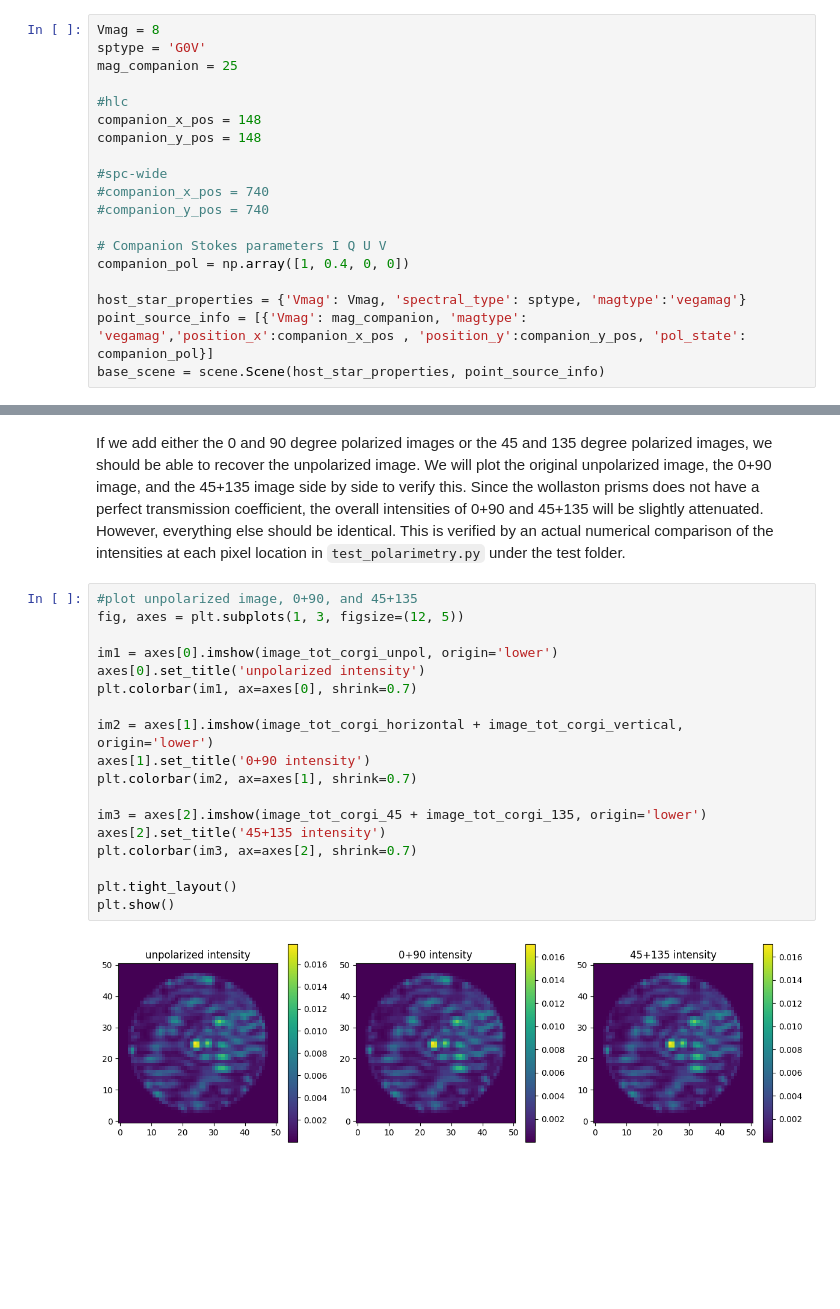
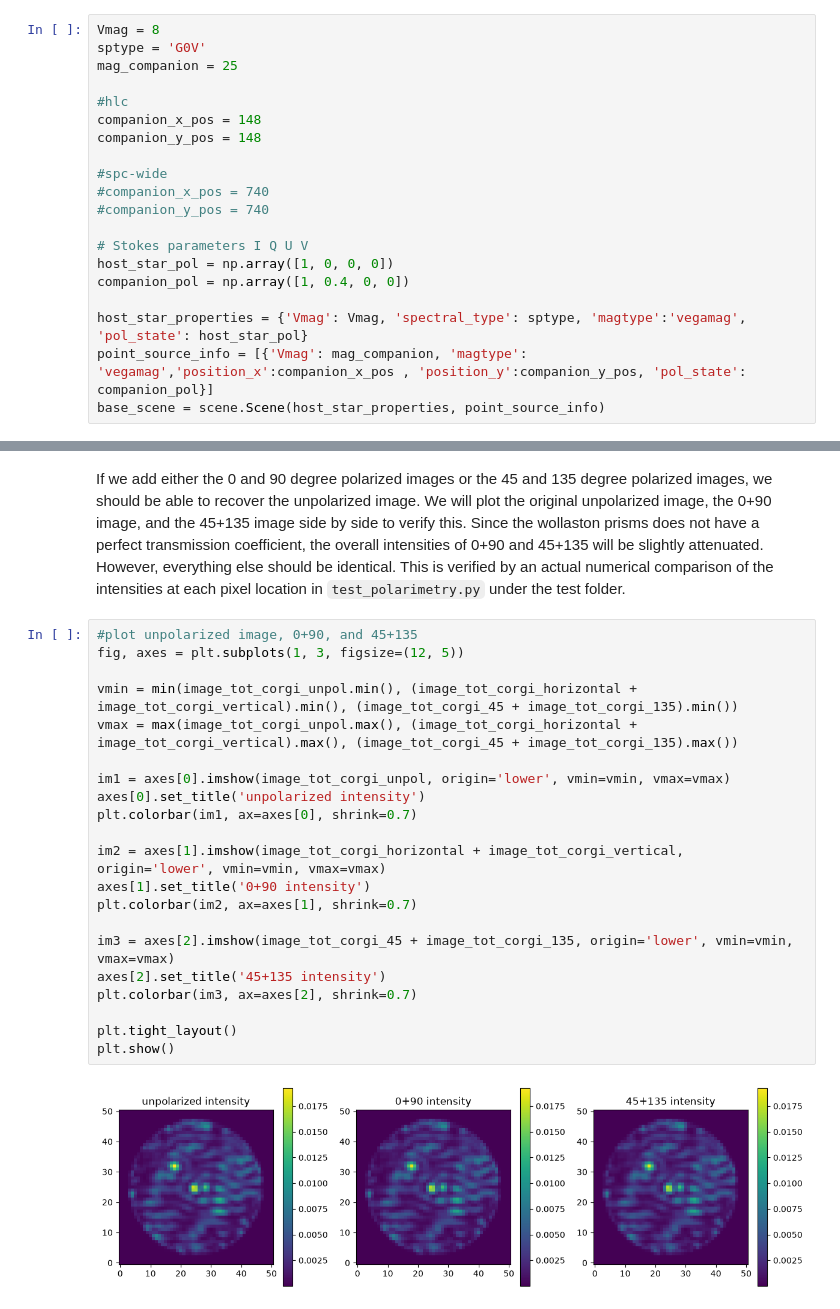
Before and after one commit to roman-corgi/corgisim, a Jupyter notebook: examples/polarimetry_demo.ipynb, the cells around one changed output, grey strips where cells are left out. Drawn from its saved outputs; the diff is of its cells as text; blank space fills up the shorter version.

Commit message:
updated demo with polarized stars

```diff
--- a/examples/polarimetry_demo.ipynb
+++ b/examples/polarimetry_demo.ipynb
@@ -26,10 +26,11 @@ companion_y_pos = 148
 #companion_x_pos = 740
 #companion_y_pos = 740
 
-# Companion Stokes parameters I Q U V
+# Stokes parameters I Q U V
+host_star_pol = np.array([1, 0, 0, 0])
 companion_pol = np.array([1, 0.4, 0, 0])
 
-host_star_properties = {'Vmag': Vmag, 'spectral_type': sptype, 'magtype':'vegamag'}
+host_star_properties = {'Vmag': Vmag, 'spectral_type': sptype, 'magtype':'vegamag', 'pol_state': host_star_pol}
 point_source_info = [{'Vmag': mag_companion, 'magtype': 'vegamag','position_x':companion_x_pos , 'position_y':companion_y_pos, 'pol_state': companion_pol}]
 base_scene = scene.Scene(host_star_properties, point_source_info)
 # %% [output]
@@ -246,20 +253,23 @@ If we add either the 0 and 90 degree polarized images or the 45 and 135 degree p
 # %%
 #plot unpolarized image, 0+90, and 45+135
 fig, axes = plt.subplots(1, 3, figsize=(12, 5))
 
-im1 = axes[0].imshow(image_tot_corgi_unpol, origin='lower')
+vmin = min(image_tot_corgi_unpol.min(), (image_tot_corgi_horizontal + image_tot_corgi_vertical).min(), (image_tot_corgi_45 + image_tot_corgi_135).min())
+vmax = max(image_tot_corgi_unpol.max(), (image_tot_corgi_horizontal + image_tot_corgi_vertical).max(), (image_tot_corgi_45 + image_tot_corgi_135).max())
+
+im1 = axes[0].imshow(image_tot_corgi_unpol, origin='lower', vmin=vmin, vmax=vmax)
 axes[0].set_title('unpolarized intensity')
 plt.colorbar(im1, ax=axes[0], shrink=0.7)
 
-im2 = axes[1].imshow(image_tot_corgi_horizontal + image_tot_corgi_vertical, origin='lower')
+im2 = axes[1].imshow(image_tot_corgi_horizontal + image_tot_corgi_vertical, origin='lower', vmin=vmin, vmax=vmax)
 axes[1].set_title('0+90 intensity')
 plt.colorbar(im2, ax=axes[1], shrink=0.7)
 
-im3 = axes[2].imshow(image_tot_corgi_45 + image_tot_corgi_135, origin='lower')
+im3 = axes[2].imshow(image_tot_corgi_45 + image_tot_corgi_135, origin='lower', vmin=vmin, vmax=vmax)
 axes[2].set_title('45+135 intensity')
 plt.colorbar(im3, ax=axes[2], shrink=0.7)
 
 plt.tight_layout()
 plt.show()
 # %% [output]
-[figure, old version]
+[figure, new version]
```
Also changed, not shown: parts of 18 cells of this notebook.
